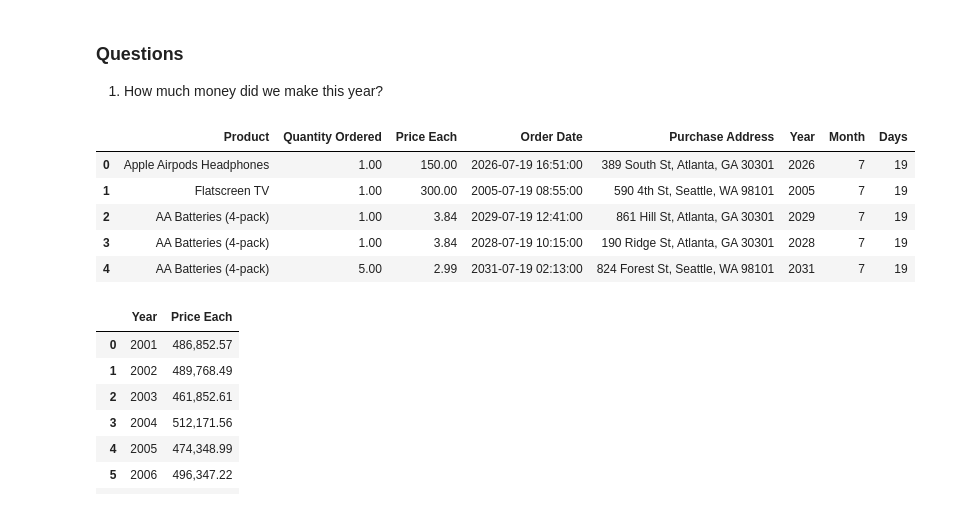
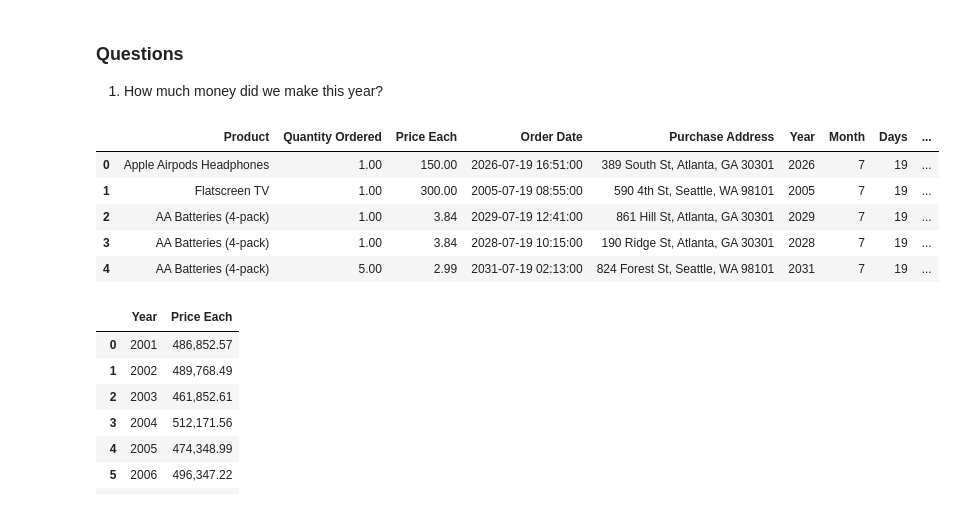
Before and after one commit to bambadij/sales_data_collected_2019, a Jupyter notebook: project.ipynb, the cells around one changed output. Cells and saved outputs as stored; diff of their text form; code cells hidden in the pictures.

```diff
--- a/project.ipynb
+++ b/project.ipynb
@@ -375,5 +382,7 @@ data.to_csv('data/Sale_data.csv')
+# %%
+data_saved = pd.read_csv('data/Sale_data.csv')
 # %%
-data_copy = data.copy()
+data_copy = data_saved.copy()
 data_copy.head()
 # %% [output]
 |  | Product | Quantity Ordered | Price Each | Order Date | Purchase Address |
@@ -847,17 +861,19 @@ data_cleaning.to_csv('data/final_data.csv')
 # %%
 #Extract year from Order Date
 data_cleaning['Order Date']=pd.to_datetime(data_cleaning['Order Date'],errors='coerce')
 data_cleaning['Year'] = data_cleaning['Order Date'].dt.year.fillna(0).astype(int)
 data_cleaning['Month'] = data_cleaning['Order Date'].dt.month.fillna(0).astype(int)
 data_cleaning['Days'] = data_cleaning['Order Date'].dt.day.fillna(0).astype(int)
+data_cleaning['Week'] = data_cleaning['Order Date'].dt.isocalendar().week
+
 data_cleaning.head()
 # %% [output]
-|  | Product | Quantity Ordered | Price Each | Order Date | Purchase Address | Year | Month | Days |
-| 0 | Apple Airpods Headphones | 1.00 | 150.00 | 2026-07-19 16:51:00 | 389 South St, Atlanta, GA 30301 | 2026 | 7 | 19 |
-| 1 | Flatscreen TV | 1.00 | 300.00 | 2005-07-19 08:55:00 | 590 4th St, Seattle, WA 98101 | 2005 | 7 | 19 |
-| 2 | AA Batteries (4-pack) | 1.00 | 3.84 | 2029-07-19 12:41:00 | 861 Hill St, Atlanta, GA 30301 | 2029 | 7 | 19 |
-| 3 | AA Batteries (4-pack) | 1.00 | 3.84 | 2028-07-19 10:15:00 | 190 Ridge St, Atlanta, GA 30301 | 2028 | 7 | 19 |
-| 4 | AA Batteries (4-pack) | 5.00 | 2.99 | 2031-07-19 02:13:00 | 824 Forest St, Seattle, WA 98101 | 2031 | 7 | 19 |
+|  | Product | Quantity Ordered | Price Each | Order Date | Purchase Address | Year | Month | Days | ... |
+| 0 | Apple Airpods Headphones | 1.00 | 150.00 | 2026-07-19 16:51:00 | 389 South St, Atlanta, GA 30301 | 2026 | 7 | 19 | ... |
+| 1 | Flatscreen TV | 1.00 | 300.00 | 2005-07-19 08:55:00 | 590 4th St, Seattle, WA 98101 | 2005 | 7 | 19 | ... |
+| 2 | AA Batteries (4-pack) | 1.00 | 3.84 | 2029-07-19 12:41:00 | 861 Hill St, Atlanta, GA 30301 | 2029 | 7 | 19 | ... |
+| 3 | AA Batteries (4-pack) | 1.00 | 3.84 | 2028-07-19 10:15:00 | 190 Ridge St, Atlanta, GA 30301 | 2028 | 7 | 19 | ... |
+| 4 | AA Batteries (4-pack) | 5.00 | 2.99 | 2031-07-19 02:13:00 | 824 Forest St, Seattle, WA 98101 | 2031 | 7 | 19 | ... |
 # %%
 #How much money did we make this year year=2019
 answers1 = data_cleaning.groupby('Year')['Price Each'].sum().reset_index()
```
Also changed, not shown: parts of 47 cells of this notebook, 2 other files.
